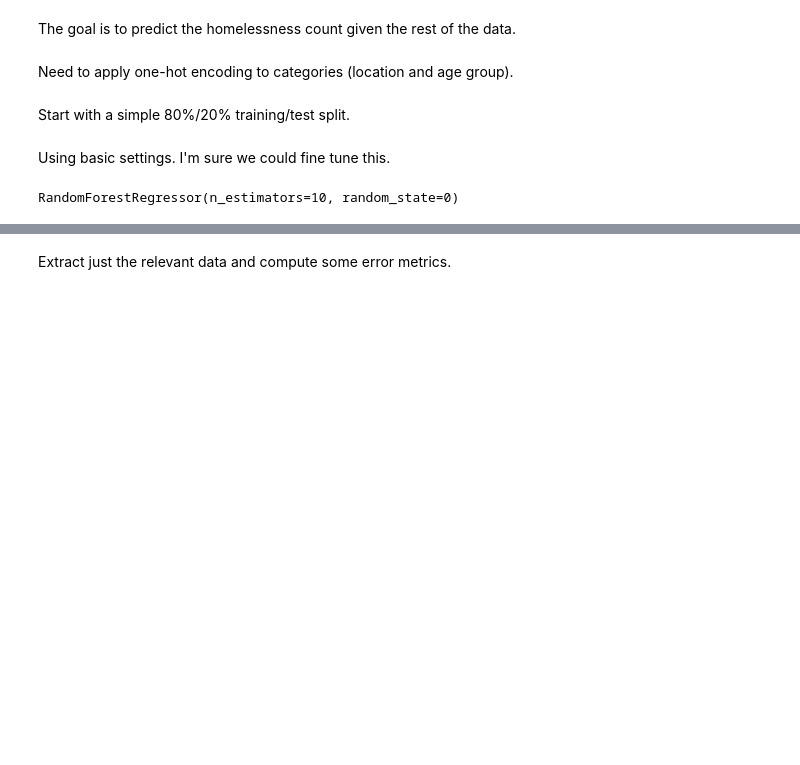
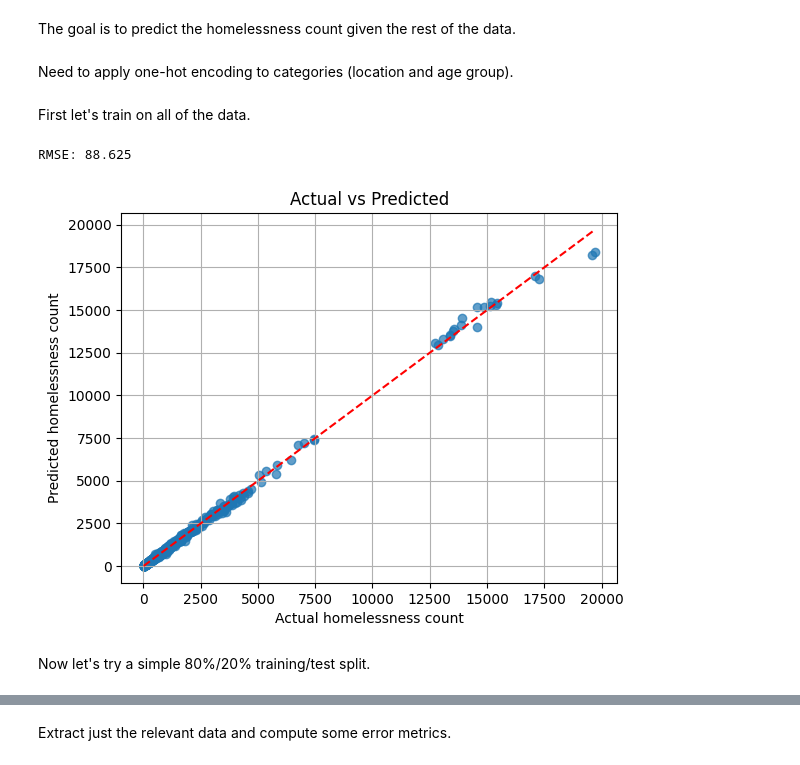
Before and after one commit to igoumiri/homelessness, a Jupyter notebook: plots.ipynb, the cells around one changed output, grey strips where cells are left out. Cells and saved outputs as stored; diff of their text form; code cells hidden in the pictures; blank space fills up the shorter version.

```diff
--- a/plots.ipynb
+++ b/plots.ipynb
@@ -419,5 +420,27 @@ x['POPULATION'] = np.log(x['POPULATION'].astype(float))
 Need to apply one-hot encoding to categories (location and age group).
 # %%
 x = pd.get_dummies(pd.get_dummies(x, columns=['LOCATION'], prefix='LOC_'), columns=['AGE_GROUP_PUBLIC'], prefix='AGE_')
+# %% [markdown]
+First let's train on all of the data.
+# %%
+model = RandomForestRegressor(n_estimators = 100, random_state = 0)
+model.fit(x, y)
+
+y_pred = np.exp(model.predict(x))
+y_test = np.exp(y)
+
+rmse = np.sqrt(mean_squared_error(y_test, y_pred))
+print("RMSE:", format(rmse, '.3f'))
+
+plt.scatter(y_test, y_pred, alpha=0.7)
+plt.xlabel("Actual homelessness count")
+plt.ylabel("Predicted homelessness count")
+plt.title("Actual vs Predicted")
+plt.plot([y_test.min(), y_test.max()], [y_test.min(), y_test.max()], color='red', linestyle='--')
+plt.grid(True)
+plt.show()
+# %% [output]
+RMSE: 88.625
+[figure, added]
 # %% [markdown]
-Start with a simple 80%/20% training/test split.
+Now let's try a simple 80%/20% training/test split.
@@ -426,7 +446,0 @@ x_train, x_test, y_train, y_test = train_test_split(x, y, test_size = 0.2, rando
-# %% [markdown]
-Using basic settings. I'm sure we could fine tune this.
-# %%
-model = RandomForestRegressor(n_estimators = 10, random_state = 0)
-model.fit(x_train, y_train)
-# %% [output]
-RandomForestRegressor(n_estimators=10, random_state=0)
```
Also changed, not shown: parts of 33 cells of this notebook.
